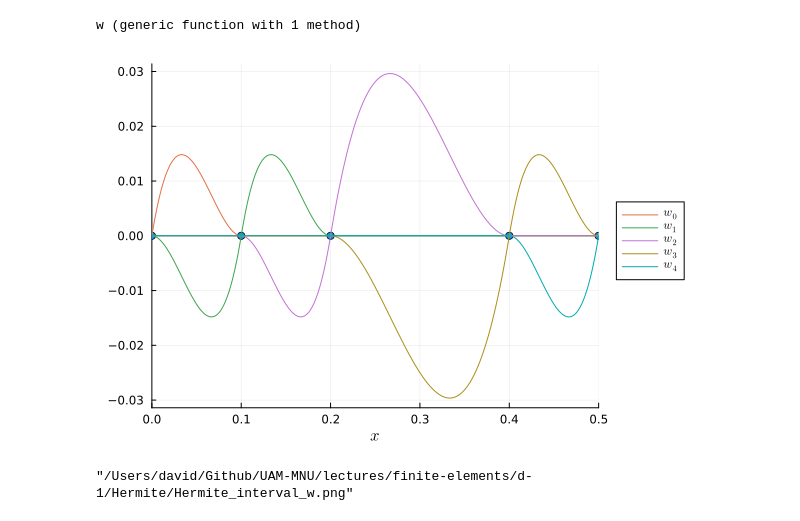
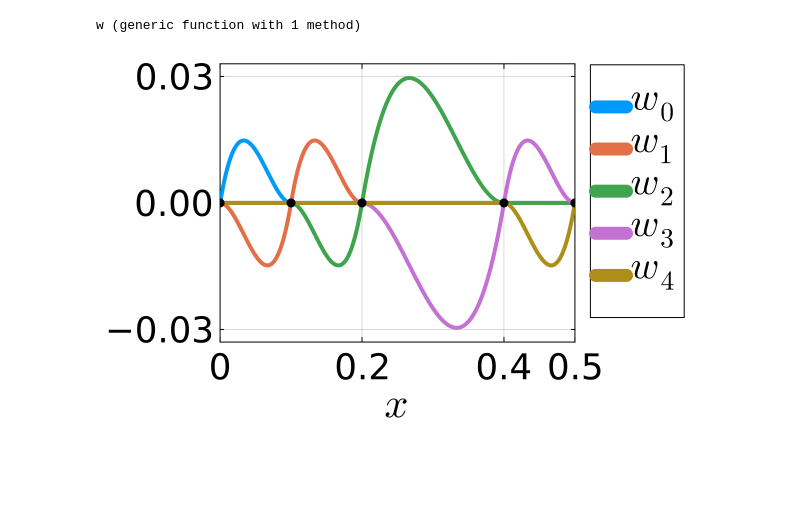
Before and after one commit to dgomezcastro/UAM-MNU, a Jupyter notebook: lectures/finite-elements/d-1/Hermite/Hermite.ipynb, the cells around one changed output. Cells and saved outputs as stored; diff of their text form; code cells hidden in the pictures; blank space fills up the shorter version.

```diff
--- a/lectures/finite-elements/d-1/Hermite/Hermite.ipynb
+++ b/lectures/finite-elements/d-1/Hermite/Hermite.ipynb
@@ -84,15 +108,14 @@ function w(i::Integer, x::Real)
 end
 # %% [output]
 w (generic function with 1 method)
-# %%
-scatter(mesh, zeros(size(mesh)), label="", leg=:outerright, xlims=(first(mesh), last(mesh)))
-for i = eachindex(mesh)
-    plot!(x -> w(i, x), label=latexstring("w_{$(i-1)}"))
-end
-xlabel!(L"x")
-# %% [output]
-[figure, removed]
+# %%
+derivative_plot = plot(; mesh_plot_style..., ylims=(-0.033, 0.033), yticks=[-0.03, 0, 0.03])
+for i = eachindex(mesh)
+    plot!(derivative_plot, x -> w(i, x), first(mesh), last(mesh), label=latexstring("w_{$(i-1)}"))
+end
+scatter!(derivative_plot, mesh, zeros(size(mesh)), label="", color=:black, markersize=5)
+# %% [output]
+[figure, added]
 # %%
-savefig("Hermite_interval_w.png")
+savefig(derivative_plot, "Hermite_interval_w.pdf")
+savefig(derivative_plot, "Hermite_interval_w.png");
-# %% [output]
-"/Users/david/Github/UAM-MNU/lectures/finite-elements/d-1/Hermite/Hermite_interval_w.png"
```
Also changed, not shown: parts of 9 cells of this notebook, 8 other files.
